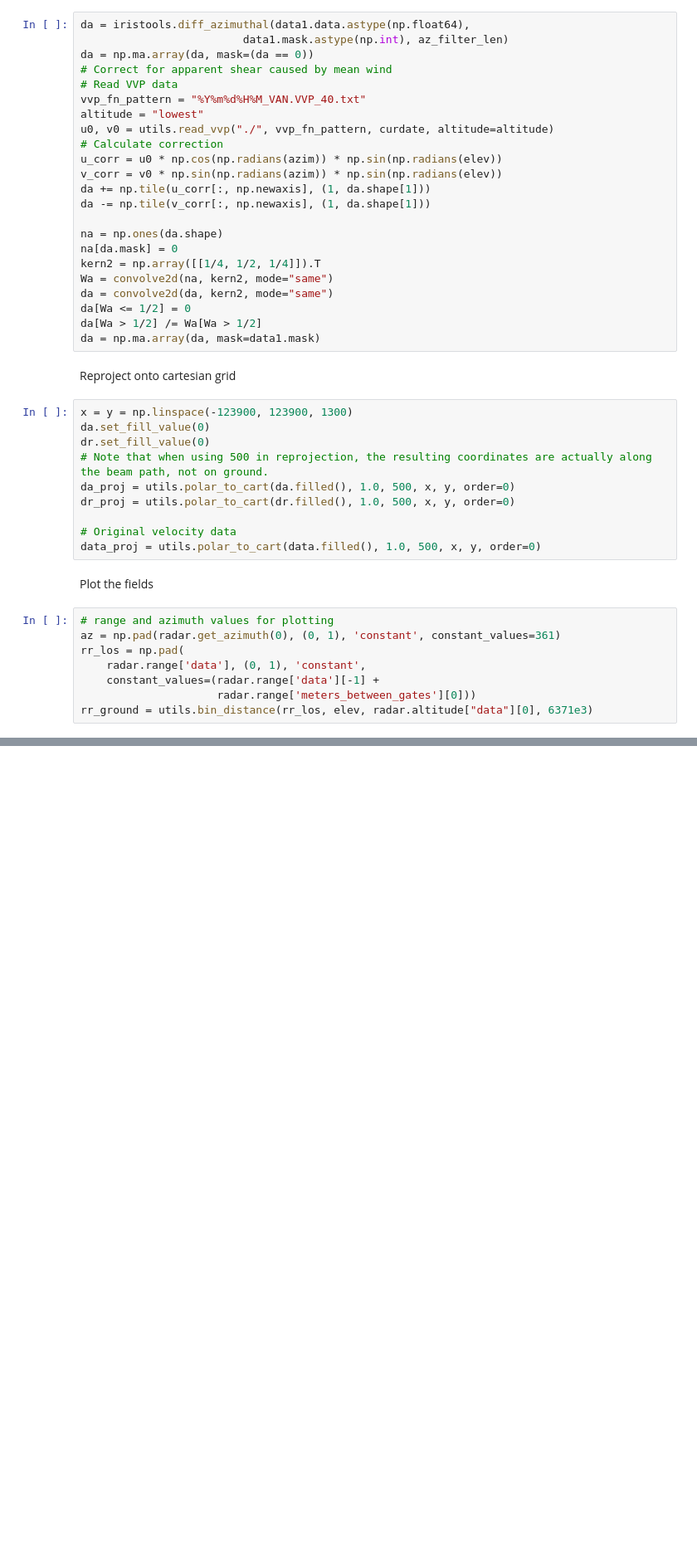
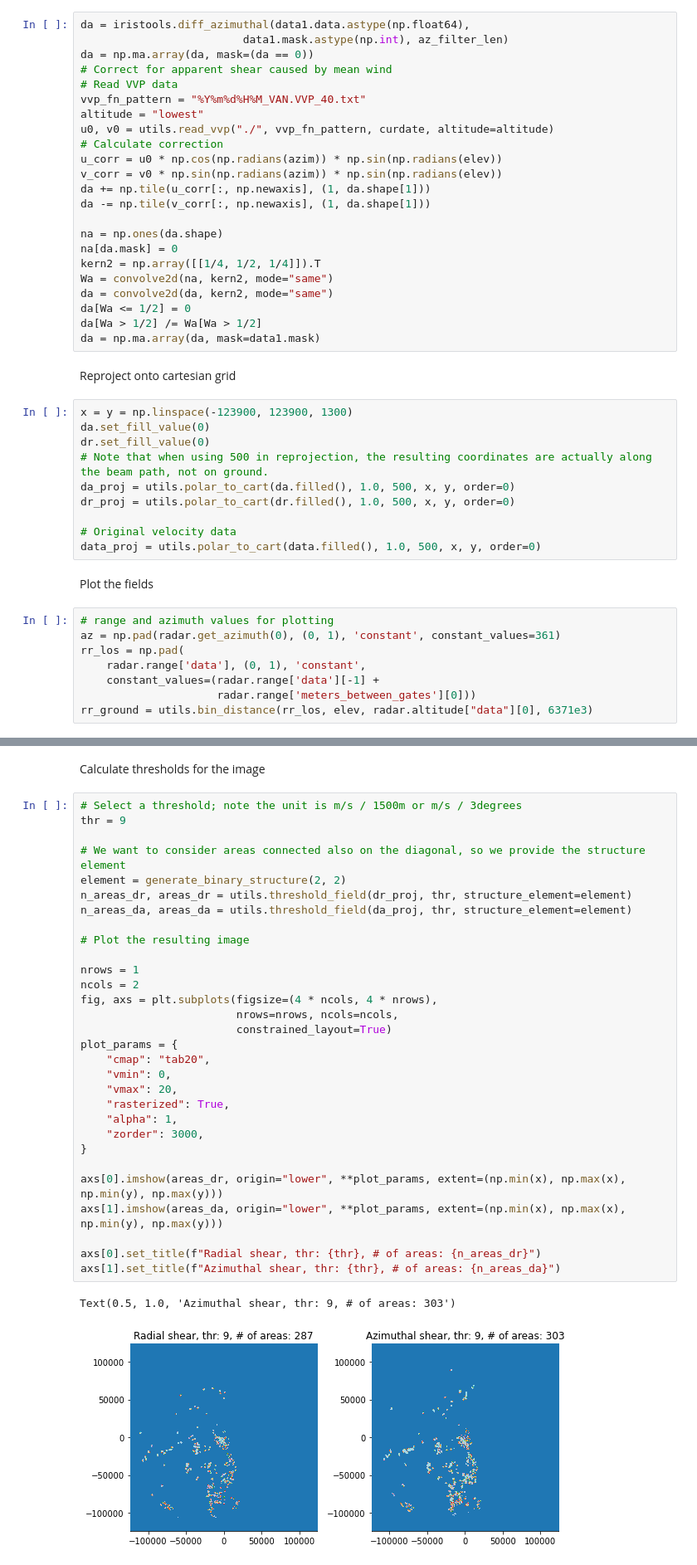
Before and after one commit to ritvje/iris_shear, a Jupyter notebook: demo/demo_shear_calculations.ipynb, the cells around one changed output, grey strips where cells are left out. Shown: that part at 83% size. Saved outputs shown, nothing was run; the diff lists cells and outputs as text; blank space fills up the shorter version.

```diff
--- a/demo/demo_shear_calculations.ipynb
+++ b/demo/demo_shear_calculations.ipynb
@@ -163,3 +164,38 @@ axs[2].set_title("Azimuthal shear")
 fig.savefig('201708121600_shear.png', dpi=300)
 # %% [output]
 [figure]
+# %% [markdown]
+Calculate thresholds for the image
+# %%
+# Select a threshold; note the unit is m/s / 1500m or m/s / 3degrees
+thr = 9
+
+# We want to consider areas connected also on the diagonal, so we provide the structure element
+element = generate_binary_structure(2, 2)
+n_areas_dr, areas_dr = utils.threshold_field(dr_proj, thr, structure_element=element)
+n_areas_da, areas_da = utils.threshold_field(da_proj, thr, structure_element=element)
+
+# Plot the resulting image
+
+nrows = 1
+ncols = 2
+fig, axs = plt.subplots(figsize=(4 * ncols, 4 * nrows),
+                        nrows=nrows, ncols=ncols,
+                        constrained_layout=True)
+plot_params = {
+    "cmap": "tab20",
+    "vmin": 0,
+    "vmax": 20,
+    "rasterized": True,
+    "alpha": 1,
+    "zorder": 3000,
+}
+
+axs[0].imshow(areas_dr, origin="lower", **plot_params, extent=(np.min(x), np.max(x), np.min(y), np.max(y)))
+axs[1].imshow(areas_da, origin="lower", **plot_params, extent=(np.min(x), np.max(x), np.min(y), np.max(y)))
+
+axs[0].set_title(f"Radial shear, thr: {thr}, # of areas: {n_areas_dr}")
+axs[1].set_title(f"Azimuthal shear, thr: {thr}, # of areas: {n_areas_da}")
+# %% [output]
+Text(0.5, 1.0, 'Azimuthal shear, thr: 9, # of areas: 303')
+[figure, added]
```
Also changed, not shown: parts of 2 cells of this notebook, 5 other files.
